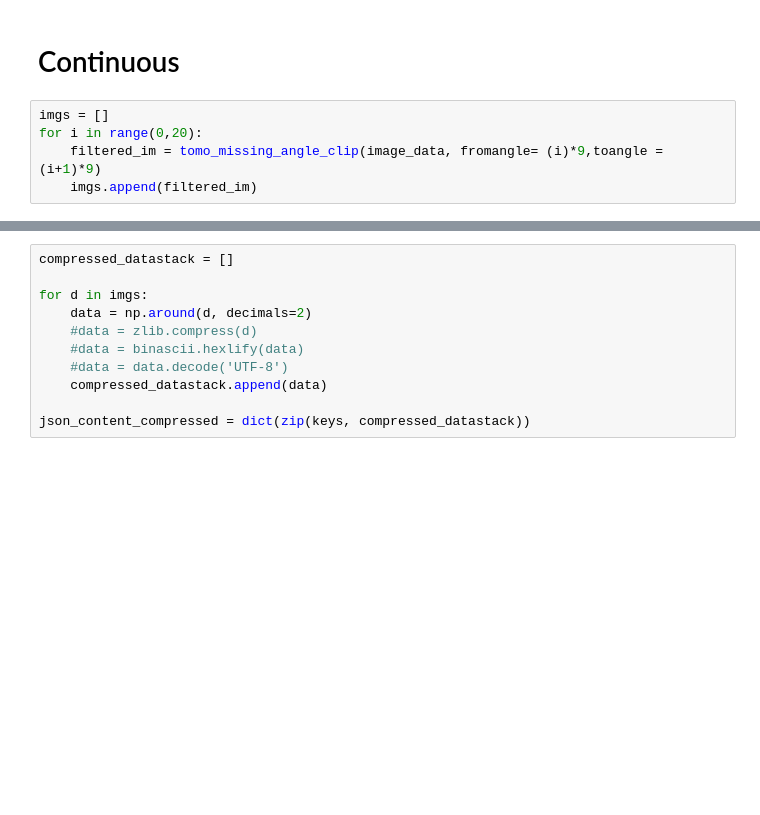
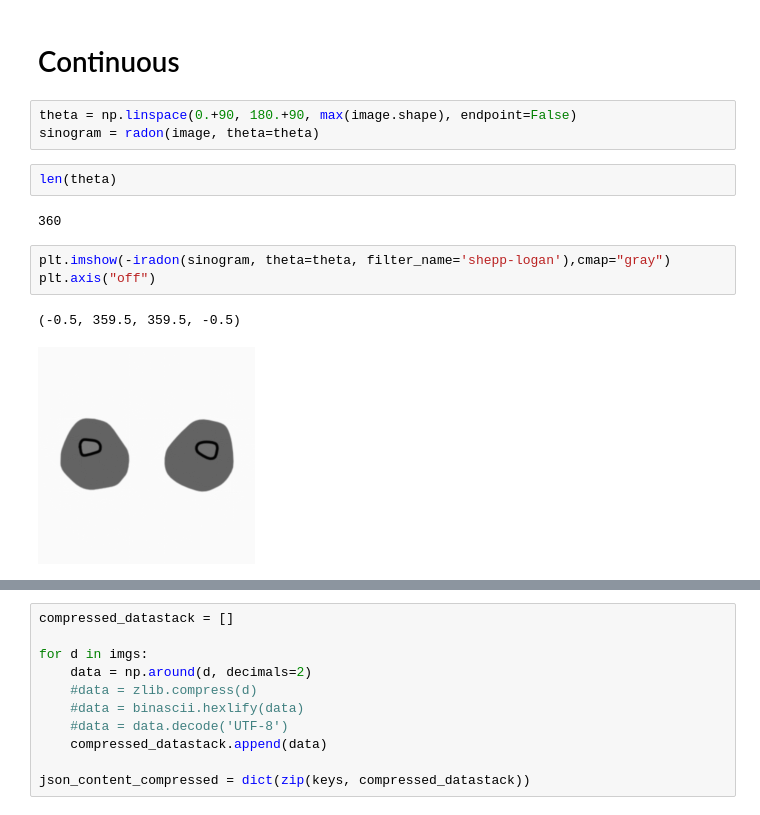
Before and after one commit to kolibril13/ct-scanner-webapp, a Jupyter notebook: notebooks_for_dev/Generate_pre_rendered_images_json.ipynb, the cells around one changed output, grey strips where cells are left out. Drawn from its saved outputs; the diff is of its cells as text; blank space fills up the shorter version.

```diff
--- a/notebooks_for_dev/Generate_pre_rendered_images_json.ipynb
+++ b/notebooks_for_dev/Generate_pre_rendered_images_json.ipynb
@@ -109,7 +109,15 @@ plt.axis("off")
 # %% [markdown]
 # Continuous
-# %%
-imgs = []
-for i in range(0,20):
-    filtered_im = tomo_missing_angle_clip(image_data, fromangle= (i)*9,toangle = (i+1)*9)
-    imgs.append(filtered_im)
+# %%
+theta = np.linspace(0.+90, 180.+90, max(image.shape), endpoint=False)
+sinogram = radon(image, theta=theta)
+# %%
+len(theta)
+# %% [output]
+360
+# %%
+plt.imshow(-iradon(sinogram, theta=theta, filter_name='shepp-logan'),cmap="gray")
+plt.axis("off")
+# %% [output]
+(-0.5, 359.5, 359.5, -0.5)
+[figure, added]
```
Also changed, not shown: parts of 4 cells of this notebook, 3 other files.
